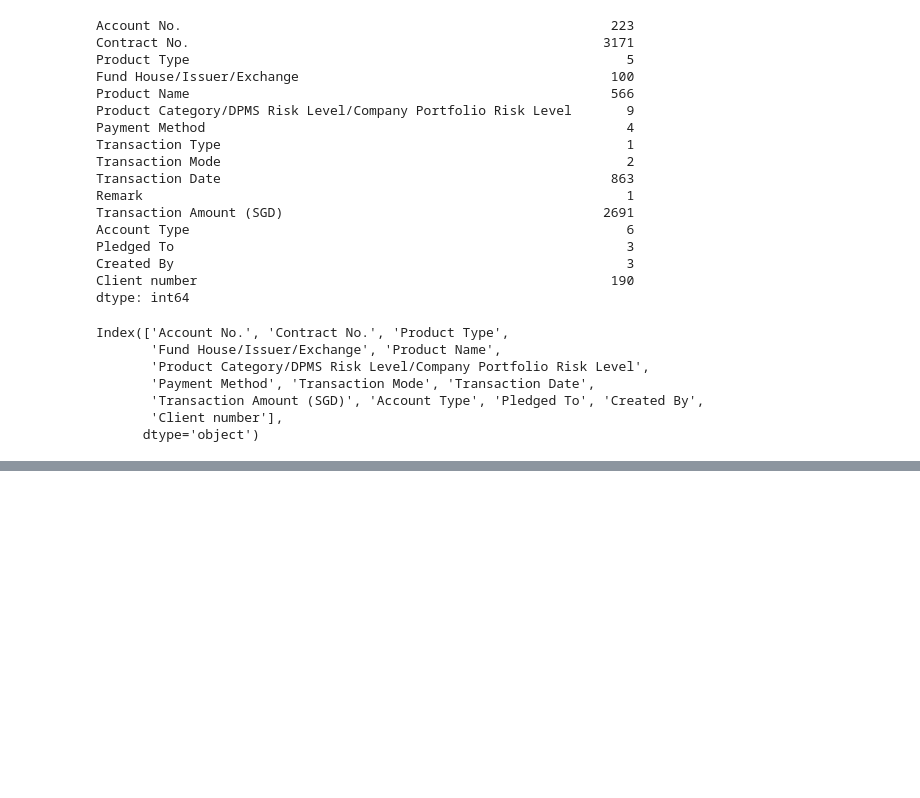
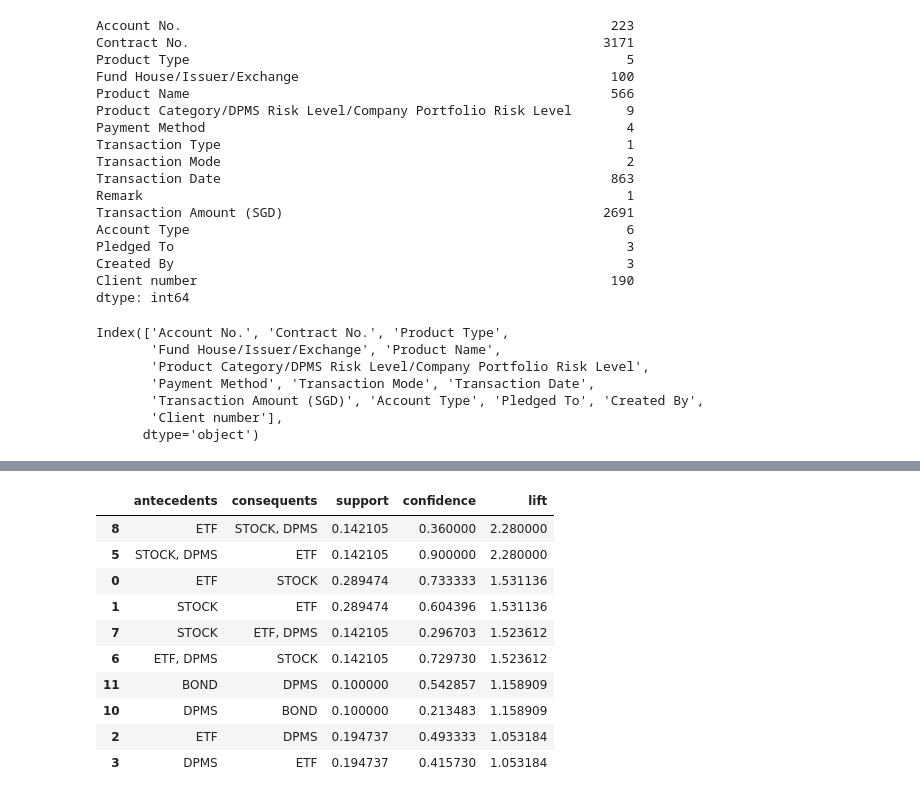
Before and after one commit to RudraSomaiya/FinPulse, a Jupyter notebook: rule-mining.ipynb, the cells around one changed output, grey strips where cells are left out. Cells and saved outputs as stored; diff of their text form; code cells hidden in the pictures; blank space fills up the shorter version.

Commit message:
Completed recommendation for Product type

```diff
--- a/rule-mining.ipynb
+++ b/rule-mining.ipynb
@@ -111,0 +132,7 @@ df.to_excel('cleaned_data.xlsx',index=False)
+# %%
+basket = (
+    df.groupby(['Client number'])['Product Type']
+    .unique()
+    .reset_index()
+)
+basket
@@ -111,0 +153,6 @@ df.to_excel('cleaned_data.xlsx',index=False)
+# %%
+te = TransactionEncoder()
+te_ary = te.fit(basket['Product Type']).transform(basket['Product Type'])
+basket_encoded = pd.DataFrame(te_ary, columns=te.columns_)
+
+basket_encoded.head()
@@ -111,0 +166,7 @@ df.to_excel('cleaned_data.xlsx',index=False)
+# %%
+# Cell 4: Find frequent itemsets using Apriori
+frequent_itemsets = apriori(basket_encoded, min_support=0.1, use_colnames=True)
+frequent_itemsets.sort_values(by='support', ascending=False, inplace=True)
+
+print("Frequent Itemsets:")
+display(frequent_itemsets.head(10))
@@ -111,0 +186,25 @@ df.to_excel('cleaned_data.xlsx',index=False)
+# %%
+# Cell 5: Generate association rules
+rules = association_rules(frequent_itemsets, metric="lift", min_threshold=1.0)
+rules.sort_values(by=['lift', 'confidence'], ascending=[False, False], inplace=True)
+
+# Keep only useful columns
+rules = rules[['antecedents', 'consequents', 'support', 'confidence', 'lift']]
+
+# Convert frozensets to strings
+rules['antecedents'] = rules['antecedents'].apply(lambda x: ', '.join(list(x)))
+rules['consequents'] = rules['consequents'].apply(lambda x: ', '.join(list(x)))
+
+display(rules.head(10))
+# %% [output]
+|  | antecedents | consequents | support | confidence | lift |
+| 8 | ETF | STOCK, DPMS | 0.142105 | 0.360000 | 2.280000 |
+| 5 | STOCK, DPMS | ETF | 0.142105 | 0.900000 | 2.280000 |
+| 0 | ETF | STOCK | 0.289474 | 0.733333 | 1.531136 |
+| 1 | STOCK | ETF | 0.289474 | 0.604396 | 1.531136 |
+| 7 | STOCK | ETF, DPMS | 0.142105 | 0.296703 | 1.523612 |
+| 6 | ETF, DPMS | STOCK | 0.142105 | 0.729730 | 1.523612 |
+| 11 | BOND | DPMS | 0.100000 | 0.542857 | 1.158909 |
+| 10 | DPMS | BOND | 0.100000 | 0.213483 | 1.158909 |
+| 2 | ETF | DPMS | 0.194737 | 0.493333 | 1.053184 |
+| 3 | DPMS | ETF | 0.194737 | 0.415730 | 1.053184 |
```
Also changed, not shown: parts of 7 cells of this notebook.
